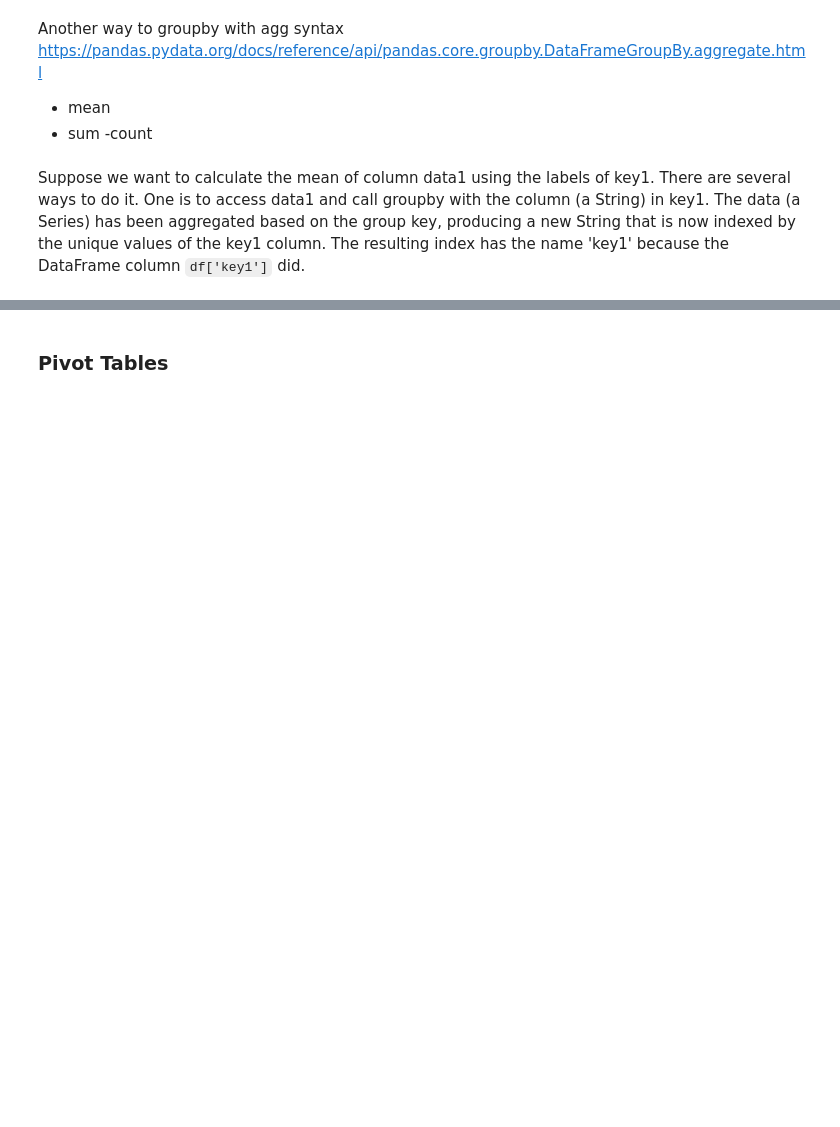
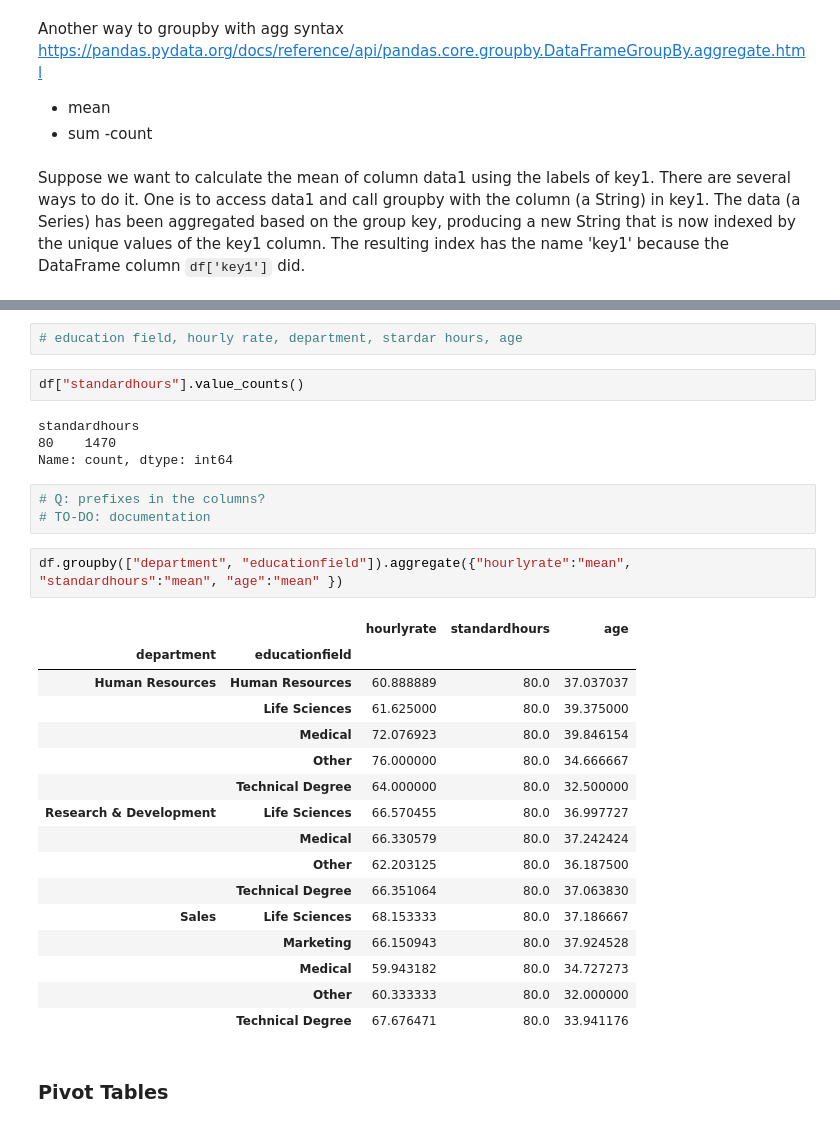
Before and after one commit to Ironhack-data-bcn-oct-2023/lectures, a Jupyter notebook: week-2/3-Pandas III - Aggregation & combination.ipynb, the cells around one changed output, grey strips where cells are left out. Drawn from its saved outputs; the diff is of its cells as text; blank space fills up the shorter version.

```diff
--- a/week-2/3-Pandas III - Aggregation & combination.ipynb
+++ b/week-2/3-Pandas III - Aggregation & combination.ipynb
@@ -45,3 +257,33 @@ The data (a Series) has been aggregated based on the group key, producing a new
+# %%
+# education field, hourly rate, department, stardar hours, age
+# %%
+df["standardhours"].value_counts()
+# %% [output]
+standardhours
+80    1470
+Name: count, dtype: int64
+# %%
+# Q: prefixes in the columns?
+# TO-DO: documentation
+# %%
+df.groupby(["department", "educationfield"]).aggregate({"hourlyrate":"mean", "standardhours":"mean", "age":"mean" })
+# %% [output]
+|  |  | hourlyrate | standardhours | age |
+| department | educationfield |  |  |  |
+| Human Resources | Human Resources | 60.888889 | 80.0 | 37.037037 |
+|  | Life Sciences | 61.625000 | 80.0 | 39.375000 |
+|  | Medical | 72.076923 | 80.0 | 39.846154 |
+|  | Other | 76.000000 | 80.0 | 34.666667 |
+|  | Technical Degree | 64.000000 | 80.0 | 32.500000 |
+| Research & Development | Life Sciences | 66.570455 | 80.0 | 36.997727 |
+|  | Medical | 66.330579 | 80.0 | 37.242424 |
+|  | Other | 62.203125 | 80.0 | 36.187500 |
+|  | Technical Degree | 66.351064 | 80.0 | 37.063830 |
+| Sales | Life Sciences | 68.153333 | 80.0 | 37.186667 |
+|  | Marketing | 66.150943 | 80.0 | 37.924528 |
+|  | Medical | 59.943182 | 80.0 | 34.727273 |
+|  | Other | 60.333333 | 80.0 | 32.000000 |
+|  | Technical Degree | 67.676471 | 80.0 | 33.941176 |
 # %% [markdown]
 ### Pivot Tables
 # %% [markdown]
```
Also changed, not shown: parts of 40 cells of this notebook, 1 other file.
